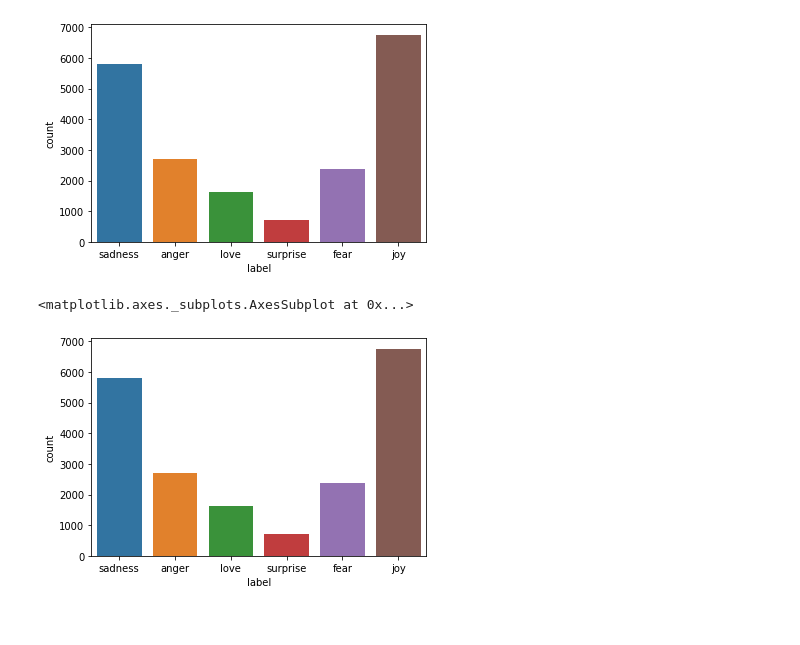
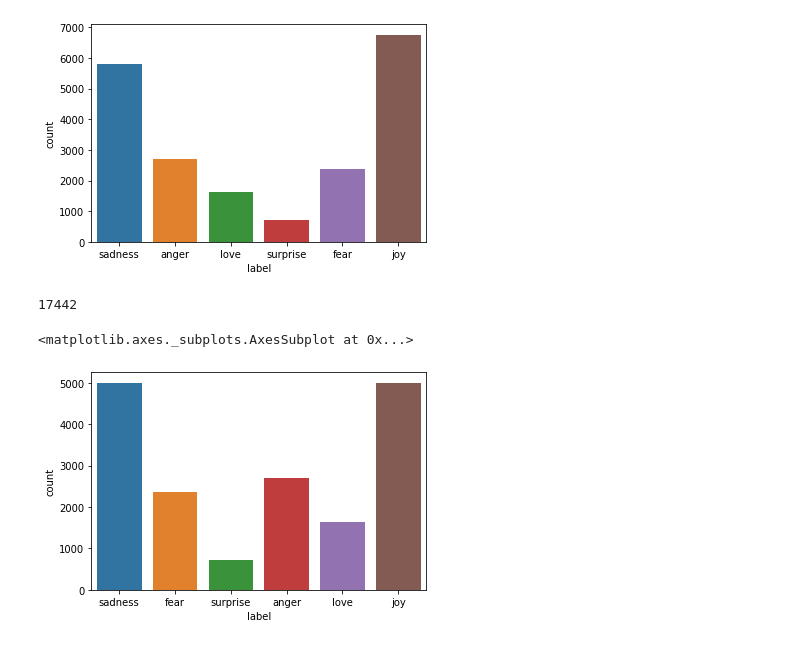
Before and after one commit to aemiralfath/BPML-Dicoding, a Jupyter notebook: submission1.ipynb, the cells around one changed output. Saved outputs shown, nothing was run; the diff lists cells and outputs as text; code cells hidden in the pictures.

```diff
--- a/submission1.ipynb
+++ b/submission1.ipynb
@@ -90,29 +90,31 @@ sns.countplot(df['label'])
 <matplotlib.axes._subplots.AxesSubplot at 0x...>
 [figure]
 # %%
-# new_df = df[df['label']=='love']
-# balance_length = len(new_df)
-# print(balance_length)
+balance_length = 5000
 
-# df_sadness = df[df['label']=='sadness']
-# df_suprise = df[df['label']=='surprise']
-# df_anger = df[df['label']=='anger']
-# df_fear = df[df['label']=='fear']
-# df_joy = df[df['label']=='joy']
+df_sadness = df[df['label']=='sadness']
+df_fear = df[df['label']=='fear']
+df_surprise = df[df['label']=='surprise']
+df_anger = df[df['label']=='anger']
+df_love = df[df['label']=='love']
+df_joy = df[df['label']=='joy']
 
-# new_df = new_df.append(df_sadness[:balance_length])
-# new_df = new_df.append(df_suprise)
-# new_df = new_df.append(df_anger[:balance_length])
-# new_df = new_df.append(df_fear[:balance_length])
-# new_df = new_df.append(df_joy[:balance_length])
-# print(len(new_df))
+new_df = df_sadness[:balance_length]
+new_df = new_df.append(df_fear)
+new_df = new_df.append(df_surprise)
+new_df = new_df.append(df_anger)
+new_df = new_df.append(df_love)
+new_df = new_df.append(df_joy[:balance_length])
 
-new_df = df
+
+# new_df = df
+print(len(new_df))
+
+sns.countplot(new_df['label'])
+# %% [output]
+17442
+<matplotlib.axes._subplots.AxesSubplot at 0x...>
+[figure, added]
-# %%
-sns.countplot(new_df['label'])
-# %% [output]
-<matplotlib.axes._subplots.AxesSubplot at 0x...>
-[figure, removed]
 # %%
 category = pd.get_dummies(new_df['label'])
 new_df = pd.concat([new_df, category], axis=1)
```
Also changed, not shown: parts of 19 cells of this notebook.
